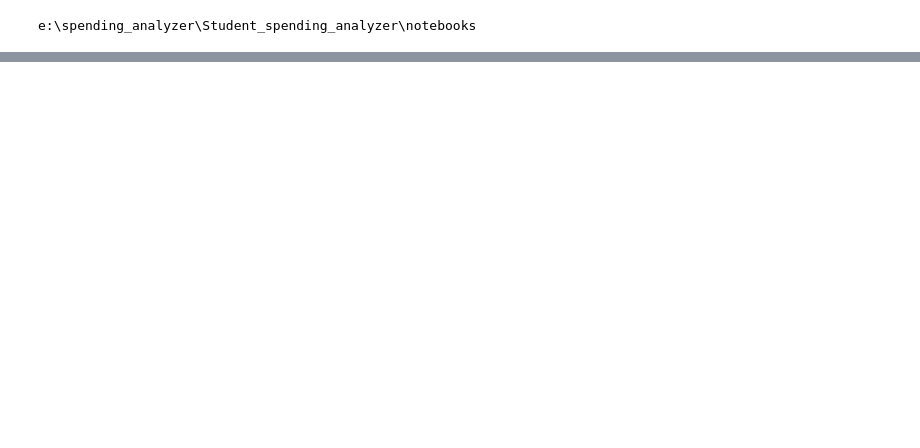
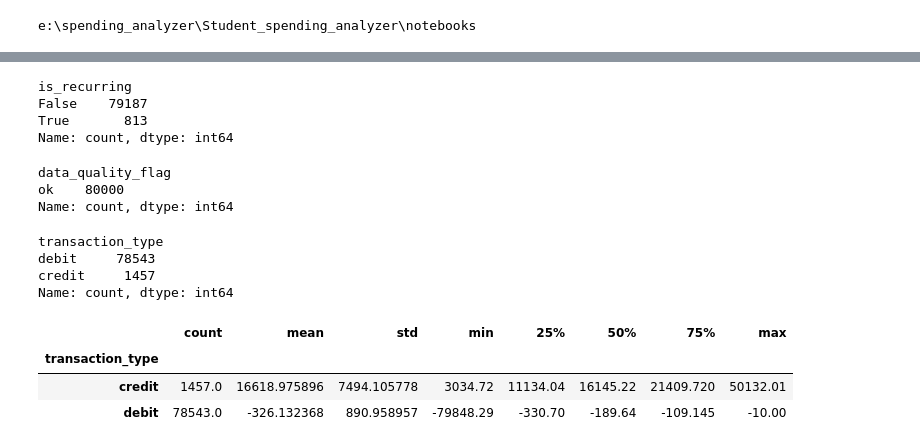
Before and after one commit to Vivek-afk81/Student_spending_analyzer, a Jupyter notebook: notebooks/EDA.ipynb, the cells around one changed output, grey strips where cells are left out. Saved outputs shown, nothing was run; the diff lists cells and outputs as text; code cells hidden in the pictures; blank space fills up the shorter version.

```diff
--- a/notebooks/EDA.ipynb
+++ b/notebooks/EDA.ipynb
@@ -58,0 +217,28 @@ df_0.describe()
+# %%
+transactions["is_recurring"].value_counts()
+# %% [output]
+is_recurring
+False    79187
+True       813
+Name: count, dtype: int64
+# %%
+transactions["data_quality_flag"].value_counts()
+# If some rows are flagged as low quality: You may need to exclude them later.
+# %% [output]
+data_quality_flag
+ok    80000
+Name: count, dtype: int64
+# %%
+transactions["transaction_type"].value_counts()
+# %% [output]
+transaction_type
+debit     78543
+credit     1457
+Name: count, dtype: int64
+# %%
+transactions.groupby("transaction_type")["amount"].describe()
+# %% [output]
+|  | count | mean | std | min | 25% | 50% | 75% | max |
+| transaction_type |  |  |  |  |  |  |  |  |
+| credit | 1457.0 | 16618.975896 | 7494.105778 | 3034.72 | 11134.04 | 16145.22 | 21409.720 | 50132.01 |
+| debit | 78543.0 | -326.132368 | 890.958957 | -79848.29 | -330.70 | -189.64 | -109.145 | -10.00 |
```
Also changed, not shown: parts of 23 cells of this notebook, 1 other file.
